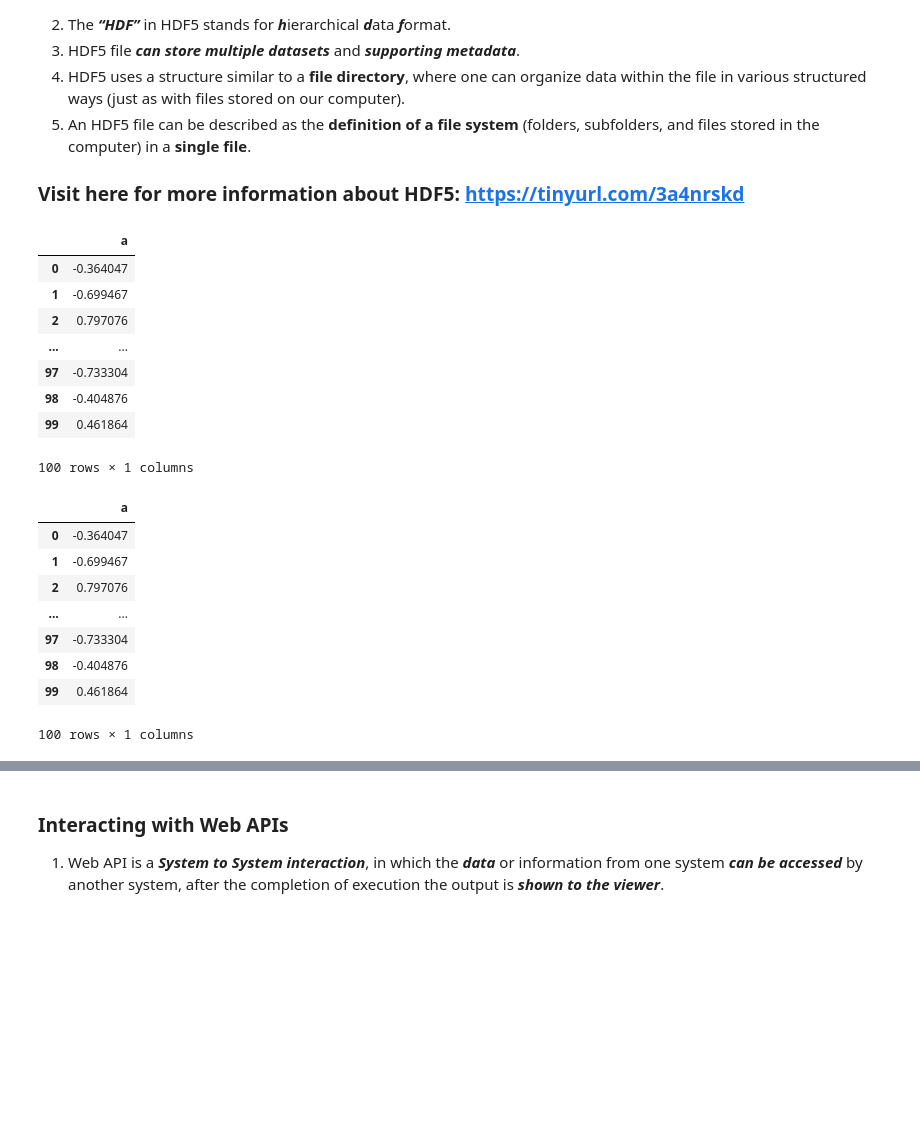
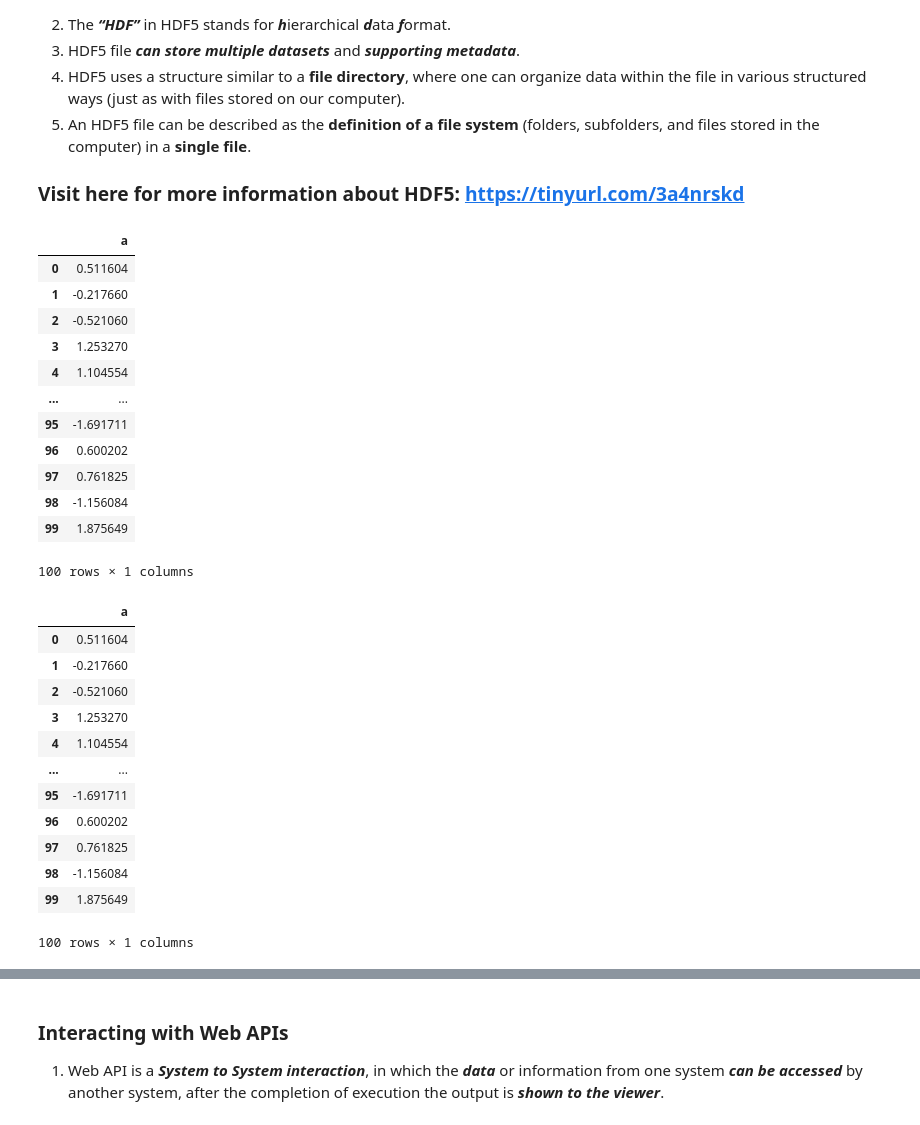
Before and after one commit to bernlkb/STQD6014-DataScience, a Jupyter notebook: Week08_DataLoading_Storage_WC_20231129.ipynb, the cells around one changed output, grey strips where cells are left out. Cells and saved outputs as stored; diff of their text form; code cells hidden in the pictures; blank space fills up the shorter version.

```diff
--- a/Week08_DataLoading_Storage_WC_20231129.ipynb
+++ b/Week08_DataLoading_Storage_WC_20231129.ipynb
@@ -809,15 +487,22 @@ fec
 # %%
 # Working with HDF5
 # Create some random number
+np.random.seed(1213)
+frame = pd.DataFrame({"a": np.random.standard_normal(100)})
+frame
 # %% [output]
 |  | a |
-| 0 | -0.364047 |
-| 1 | -0.699467 |
-| 2 | 0.797076 |
+| 0 | 0.511604 |
+| 1 | -0.217660 |
+| 2 | -0.521060 |
+| 3 | 1.253270 |
+| 4 | 1.104554 |
 | ... | ... |
-| 97 | -0.733304 |
-| 98 | -0.404876 |
-| 99 | 0.461864 |
+| 95 | -1.691711 |
+| 96 | 0.600202 |
+| 97 | 0.761825 |
+| 98 | -1.156084 |
+| 99 | 1.875649 |
 100 rows × 1 columns
 # %%
 # Create a HDF5 file
@@ -826,12 +513,17 @@ fec
 # %%
 # Retrieve objects contained in the HDF5 file
+store["obj1"]
 # %% [output]
 |  | a |
-| 0 | -0.364047 |
-| 1 | -0.699467 |
-| 2 | 0.797076 |
+| 0 | 0.511604 |
+| 1 | -0.217660 |
+| 2 | -0.521060 |
+| 3 | 1.253270 |
+| 4 | 1.104554 |
 | ... | ... |
-| 97 | -0.733304 |
-| 98 | -0.404876 |
-| 99 | 0.461864 |
+| 95 | -1.691711 |
+| 96 | 0.600202 |
+| 97 | 0.761825 |
+| 98 | -1.156084 |
+| 99 | 1.875649 |
 100 rows × 1 columns
```
Also changed, not shown: parts of 99 cells of this notebook.
